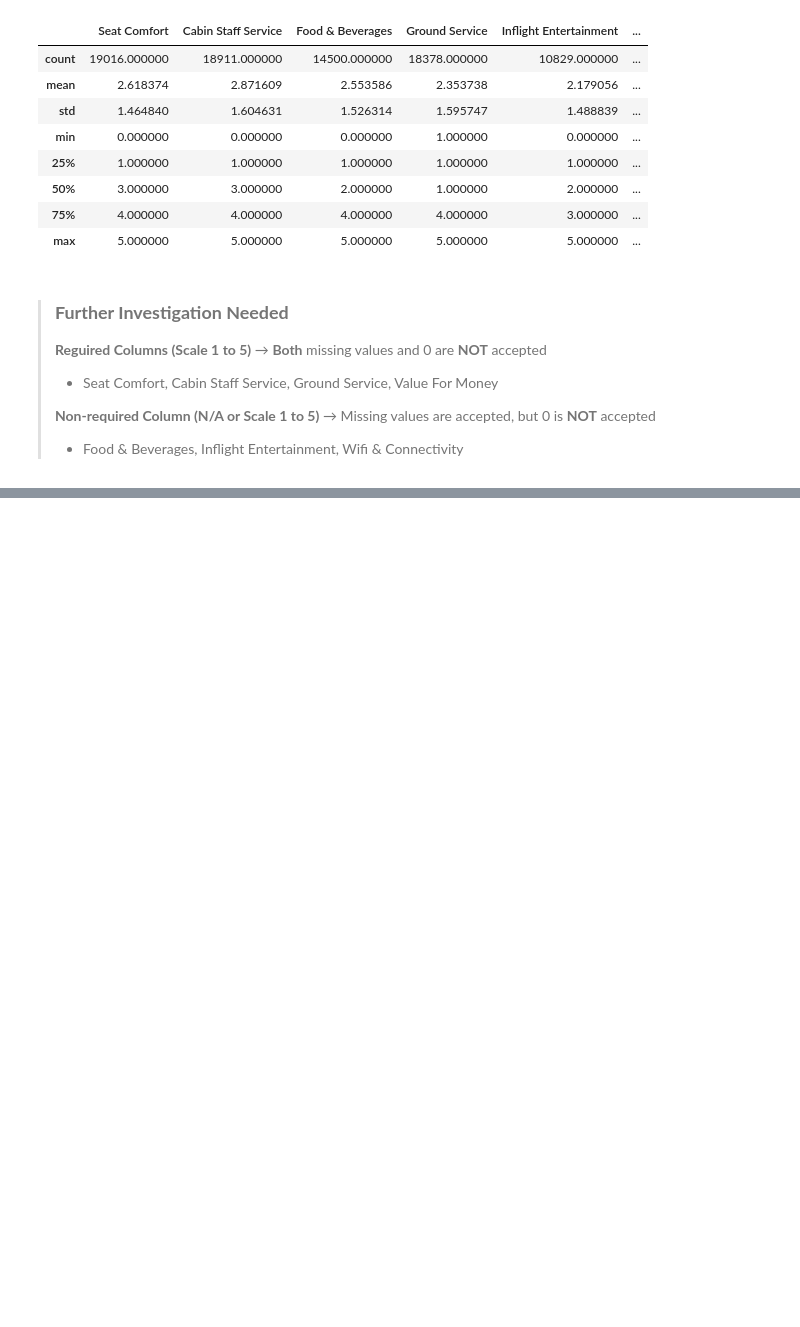
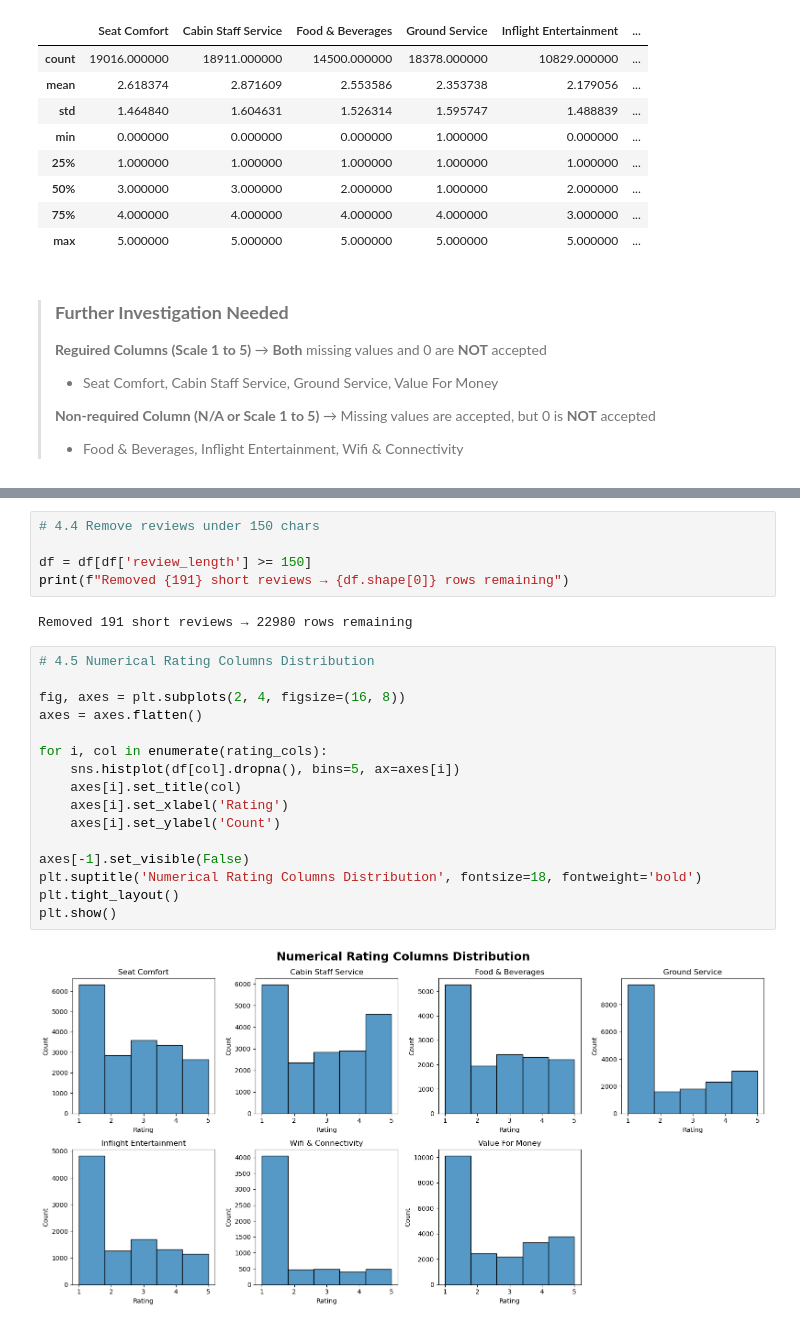
Before and after one commit to MonicaJang/Airline-Review-Sentiment-Classifier, a Jupyter notebook: 2_src/01_eda_cleaning.ipynb, the cells around one changed output, grey strips where cells are left out. Cells and saved outputs as stored; diff of their text form; blank space fills up the shorter version.

```diff
--- a/2_src/01_eda_cleaning.ipynb
+++ b/2_src/01_eda_cleaning.ipynb
@@ -455,0 +488,25 @@ for col in rating_cols:
+# %%
+# 4.4 Remove reviews under 150 chars
+
+df = df[df['review_length'] >= 150]
+print(f"Removed {191} short reviews → {df.shape[0]} rows remaining")
+# %% [output]
+Removed 191 short reviews → 22980 rows remaining
+# %%
+# 4.5 Numerical Rating Columns Distribution
+
+fig, axes = plt.subplots(2, 4, figsize=(16, 8))
+axes = axes.flatten()
+
+for i, col in enumerate(rating_cols):
+    sns.histplot(df[col].dropna(), bins=5, ax=axes[i])
+    axes[i].set_title(col)
+    axes[i].set_xlabel('Rating')
+    axes[i].set_ylabel('Count')
+
+axes[-1].set_visible(False)
+plt.suptitle('Numerical Rating Columns Distribution', fontsize=18, fontweight='bold')
+plt.tight_layout()
+plt.show()
+# %% [output]
+[figure, added]
```
Also changed, not shown: parts of 17 cells of this notebook.
